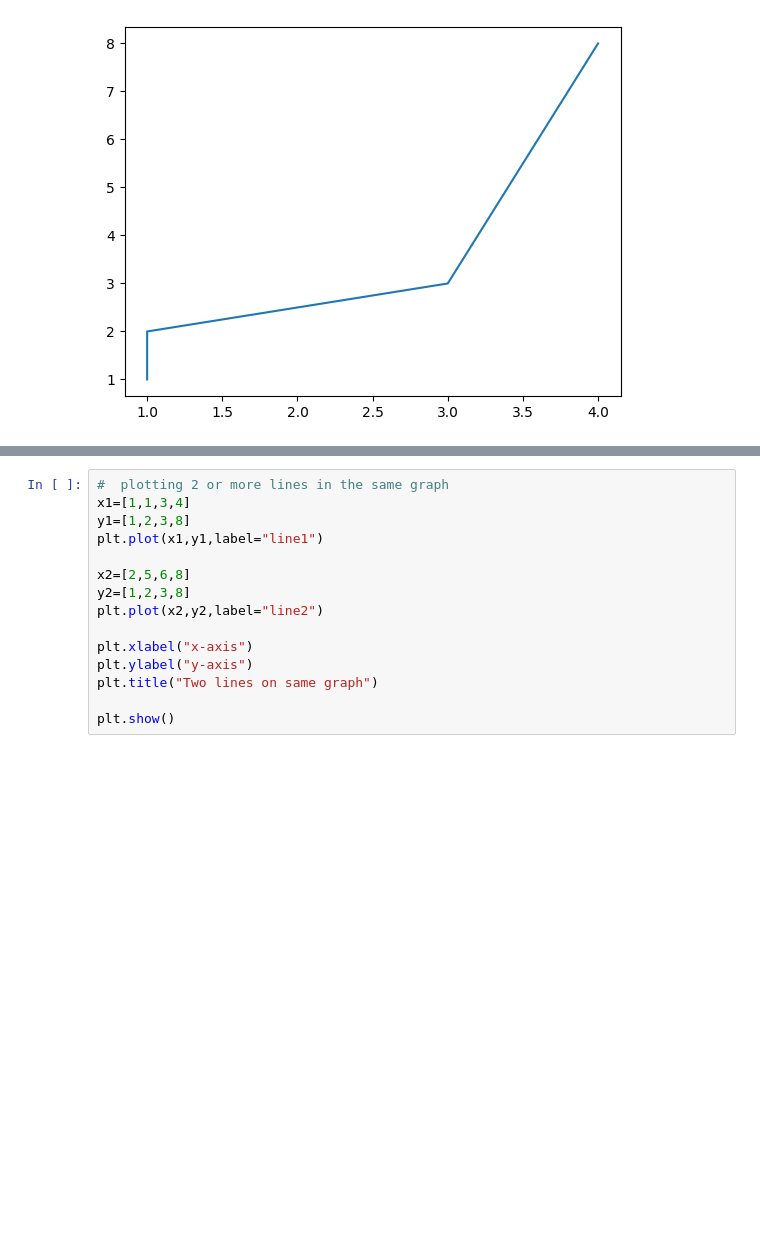
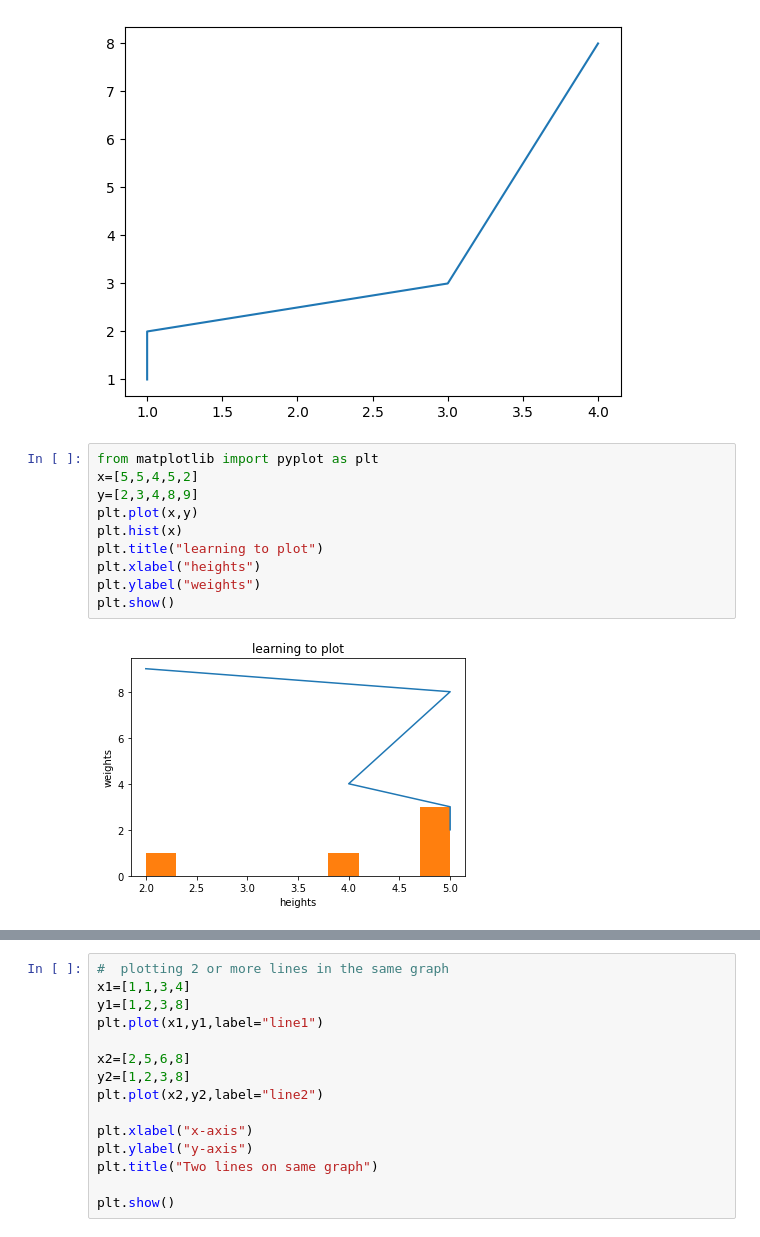
Before and after one commit to Chandrakantsm/__matplotlib__, a Jupyter notebook: basics.ipynb, the cells around one changed output, grey strips where cells are left out. Saved outputs shown, nothing was run; the diff lists cells and outputs as text; blank space fills up the shorter version.

```diff
--- a/basics.ipynb
+++ b/basics.ipynb
@@ -11,3 +11,15 @@ plt.plot(x,y)
 plt.show()
 # %% [output]
 [figure]
+# %%
+from matplotlib import pyplot as plt
+x=[5,5,4,5,2]
+y=[2,3,4,8,9]
+plt.plot(x,y)
+plt.hist(x)
+plt.title("learning to plot")
+plt.xlabel("heights")
+plt.ylabel("weights")
+plt.show()
+# %% [output]
+[figure, added]
```
Also changed, not shown: parts of 1 cell of this notebook.
